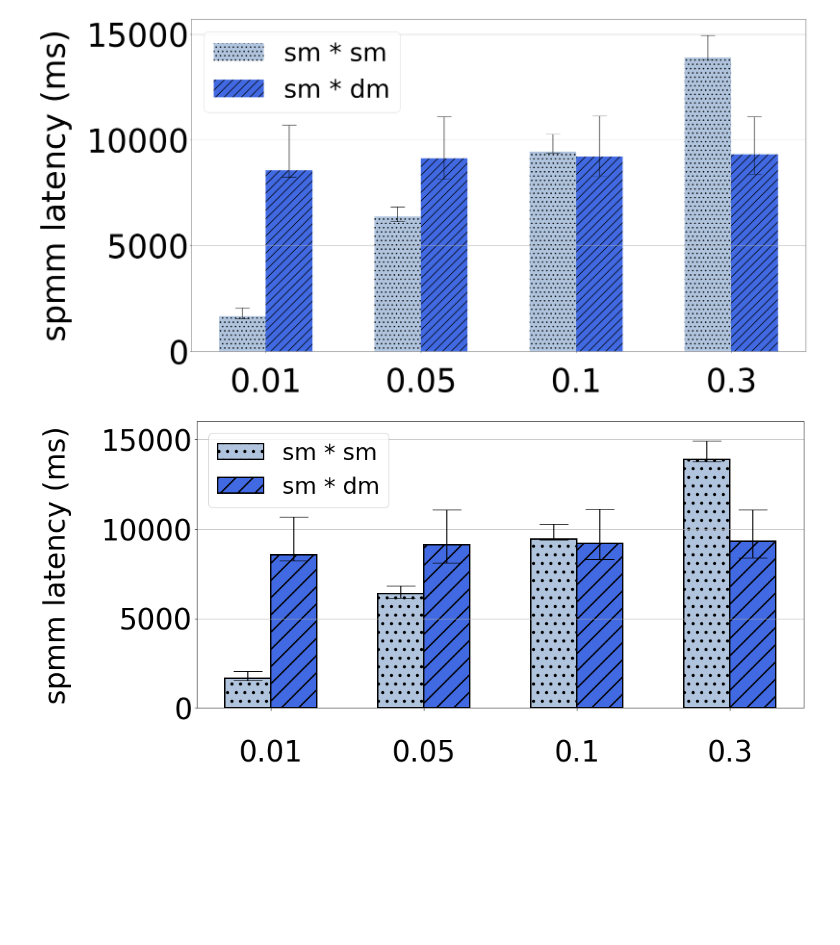
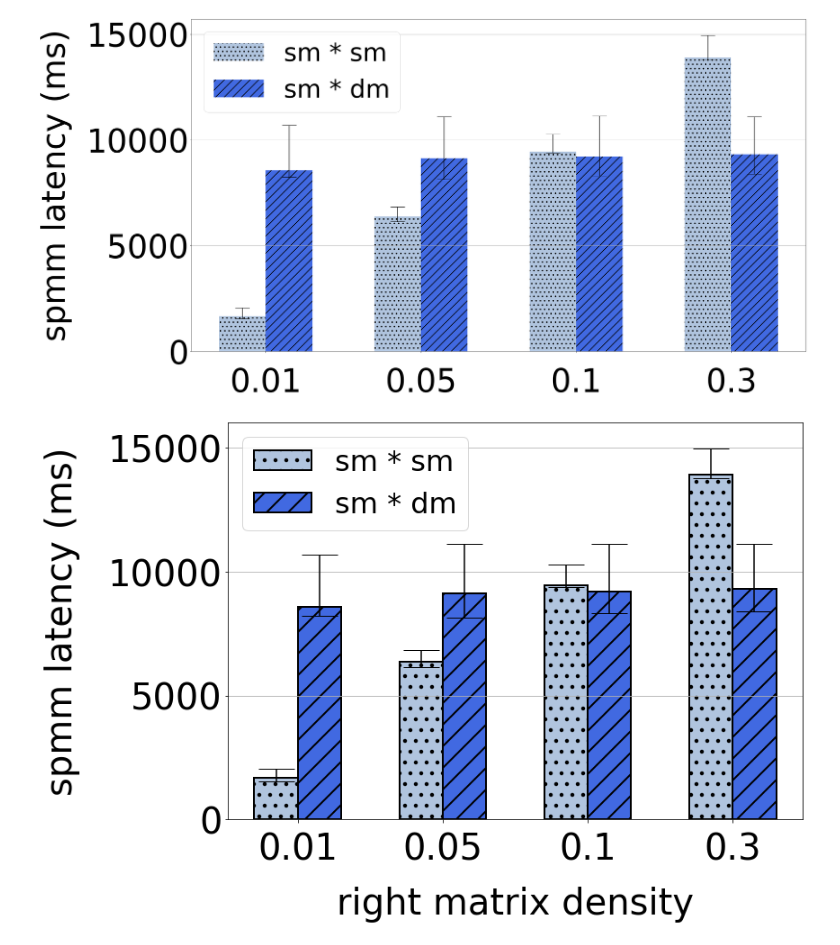
Before and after one commit to unhochoi/sparse-matrix-multiplication, a Jupyter notebook: figure/pyplot/spmm-sparse-dense-diff.ipynb, the cells around one changed output. Drawn from its saved outputs; the diff is of its cells as text; code cells hidden in the pictures; blank space fills up the shorter version.

```diff
--- a/figure/pyplot/spmm-sparse-dense-diff.ipynb
+++ b/figure/pyplot/spmm-sparse-dense-diff.ipynb
@@ -77,15 +78,6 @@ plt.show()
 import matplotlib.pyplot as plt
 import numpy as np
 import pandas as pd
-
-fontsize = 40
-
-plt.rc('axes', labelsize=fontsize)   # x,y축 label 폰트 크기
-plt.rc('xtick', labelsize=fontsize)  # x축 눈금 폰트 크기
-plt.rc('ytick', labelsize=fontsize)  # y축 눈금 폰트 크기
-plt.rc('legend', fontsize=fontsize*0.8)  # 범례 폰트 크기
-plt.rcParams['hatch.linewidth'] = 2 # bar pattern 두께
-
 
 r_sm_density = ["0.01", "0.05", "0.1", "0.3"]
 
@@ -111,35 +103,44 @@ df = pd.DataFrame({'r_sm_density':r_sm_density,'sm_dm_latency':sm_dm_latency, 's
 # 평균과 최소, 최대 간의 차이
 df['mingap'] = df.sm_dm_latency - df.sm_dm_min_latency
 df['maxgap'] = df.sm_dm_max_latency - df.sm_dm_latency
 yerr_sm_dm = df[['mingap', 'maxgap']].T.to_numpy()
 
 ################################# x축 및 전체 figure 설정 ####################################################
 
+fontsize = 40
+
+plt.rc('axes', labelsize=fontsize)   # x,y축 label 폰트 크기
+plt.rc('xtick', labelsize=fontsize)  # x축 눈금 폰트 크기
+plt.rc('ytick', labelsize=fontsize)  # y축 눈금 폰트 크기
+plt.rc('legend', fontsize=fontsize*0.8)  # 범례 폰트 크기
+plt.rcParams['hatch.linewidth'] = 2 # bar pattern 두께
+
 x = np.arange(len(r_sm_density)) # x축 인덱스
 width = 0.3 # bar 넓이
 
-fig, ax1 = plt.subplots(figsize=(15,7)) # figure 및 subplot 선언
+fig, ax1 = plt.subplots(figsize=(12,8)) # figure 및 subplot 선언
 
 # 각 bar 의 중심 지정
 bar1 = ax1.bar(x - 0.15, sm_sm_latency, width, linewidth=2, edgecolor='black', yerr=yerr_sm_sm, hatch='.', label='sm * sm', color='lightsteelblue', capsize=20)
 bar2 = ax1.bar(x + 0.15, sm_dm_latency, width, linewidth=2, edgecolor='black', yerr=yerr_sm_dm, hatch='/', label='sm * dm', color='royalblue', capsize=20)
 
 ################################# ax1 ####################################################
 
 ax1.set_xticks(x) # x축 인덱스
 ax1.set_xticklabels(r_sm_density) # x축 label 이름
-ax1.tick_params(axis='x',pad=40) # x축 label pad
+ax1.tick_params(axis='x',pad=10) # x축 label pad
 
 ax1.yaxis.grid(True) # y축만 grid 사용
 ax1.set_ylim([0, 16000])  # 좌측 y축 범위 설정
-#ax1.set_yticks([0, 5000,16000])
-ax1.set_ylabel('spmm latency (ms)', labelpad=40) # ax1 ylabel 설정
+ax1.set_xlabel('right matrix density', labelpad=20) # ax1 ylabel 설정
+ax1.set_ylabel('spmm latency (ms)', labelpad=30) # ax1 ylabel 설정
 
 #ax1.set_title('spmm sparse dense diff', pad=40) # ax1 title 설정
 ax1.legend(loc="upper left") # 범례 표시
 
+# 이미지 저장시, figure 크기에 맞게 이미지 저장
 fig.tight_layout()
 fig.savefig('./spmm-sparse-dense-diff.png')
 plt.show()
 # %% [output]
-[figure, old version]
+[figure, new version]
```
Also changed, not shown: parts of 1 cell of this notebook, 13 other files.
